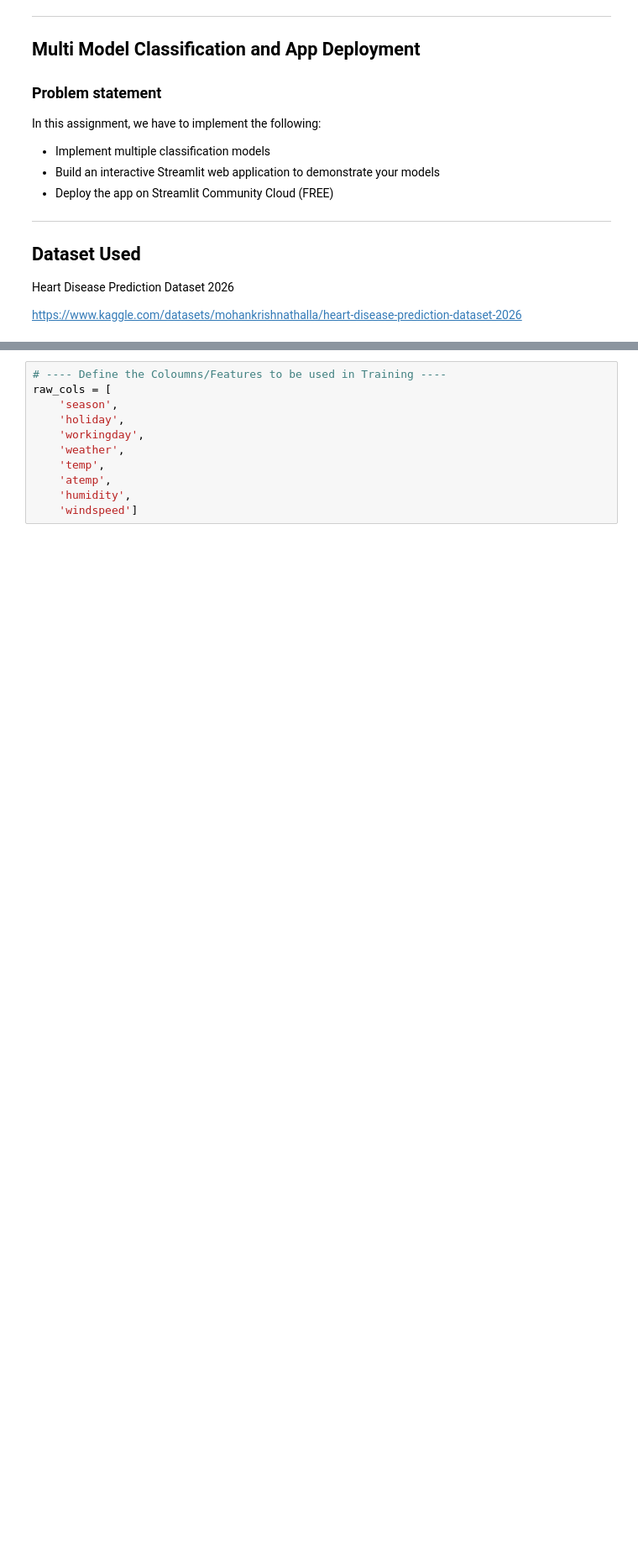
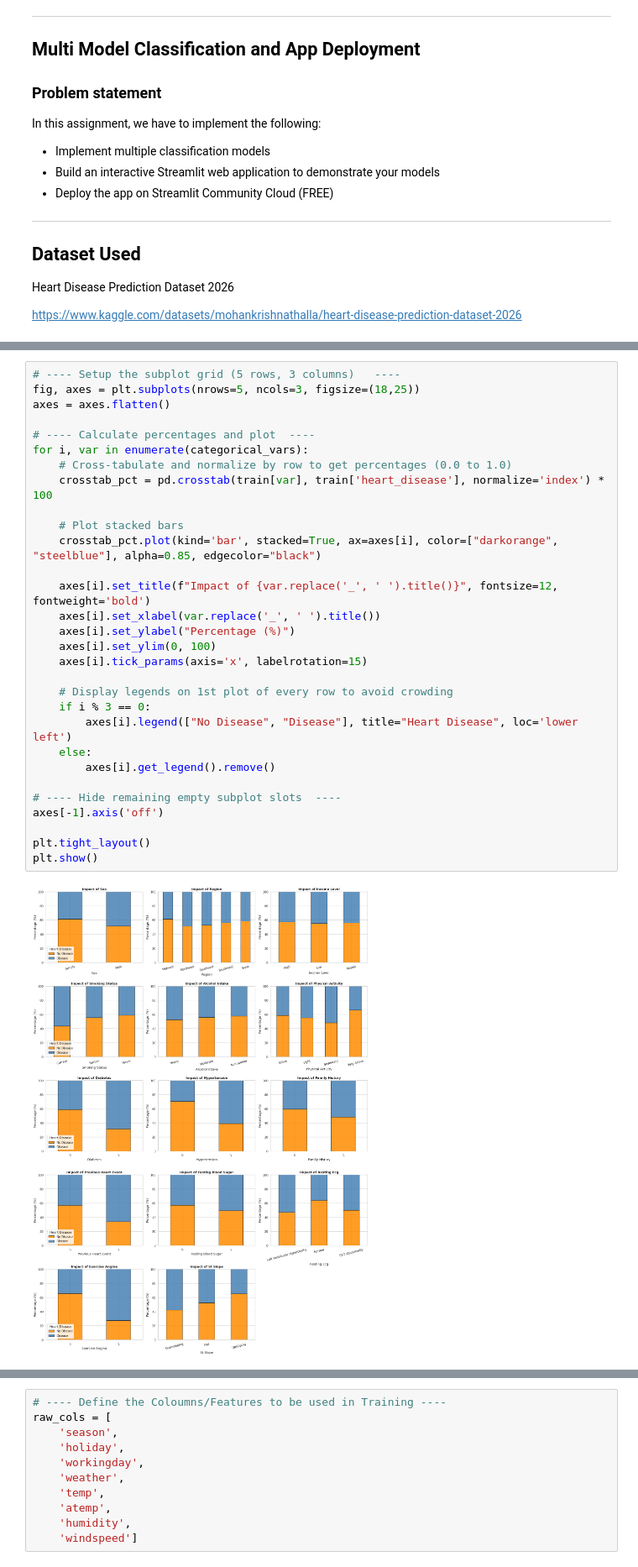
Before and after one commit to RahulGupta1291/ml-assignment-2, a Jupyter notebook: ML_2026AJ05022_Assignment2.ipynb, the cells around one changed output, grey strips where cells are left out. Shown at 84% size. Drawn from its saved outputs; the diff is of its cells as text; blank space fills up the shorter version.

```diff
--- a/ML_2026AJ05022_Assignment2.ipynb
+++ b/ML_2026AJ05022_Assignment2.ipynb
@@ -52,0 +361,32 @@ plt.rcParams.update({"figure.dpi": 110, "figure.autolayout": True, "axes.titlewe
+# %%
+# ---- Setup the subplot grid (5 rows, 3 columns)   ----
+fig, axes = plt.subplots(nrows=5, ncols=3, figsize=(18,25))
+axes = axes.flatten()
+
+# ---- Calculate percentages and plot  ----
+for i, var in enumerate(categorical_vars):
+    # Cross-tabulate and normalize by row to get percentages (0.0 to 1.0)
+    crosstab_pct = pd.crosstab(train[var], train['heart_disease'], normalize='index') * 100
+
+    # Plot stacked bars
+    crosstab_pct.plot(kind='bar', stacked=True, ax=axes[i], color=["darkorange", "steelblue"], alpha=0.85, edgecolor="black")
+
+    axes[i].set_title(f"Impact of {var.replace('_', ' ').title()}", fontsize=12, fontweight='bold')
+    axes[i].set_xlabel(var.replace('_', ' ').title())
+    axes[i].set_ylabel("Percentage (%)")
+    axes[i].set_ylim(0, 100)
+    axes[i].tick_params(axis='x', labelrotation=15)
+
+    # Display legends on 1st plot of every row to avoid crowding
+    if i % 3 == 0:
+        axes[i].legend(["No Disease", "Disease"], title="Heart Disease", loc='lower left')
+    else:
+        axes[i].get_legend().remove()
+
+# ---- Hide remaining empty subplot slots  ----
+axes[-1].axis('off')
+
+plt.tight_layout()
+plt.show()
+# %% [output]
+[figure, added]
```
Also changed, not shown: parts of 76 cells of this notebook.
